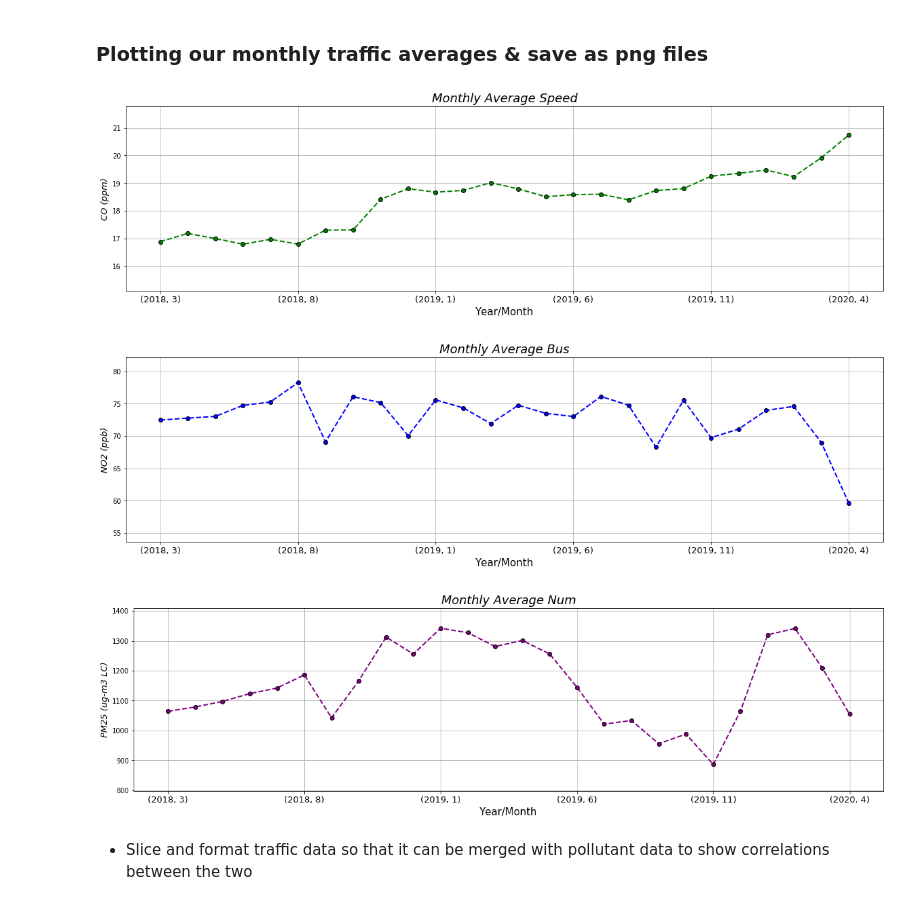
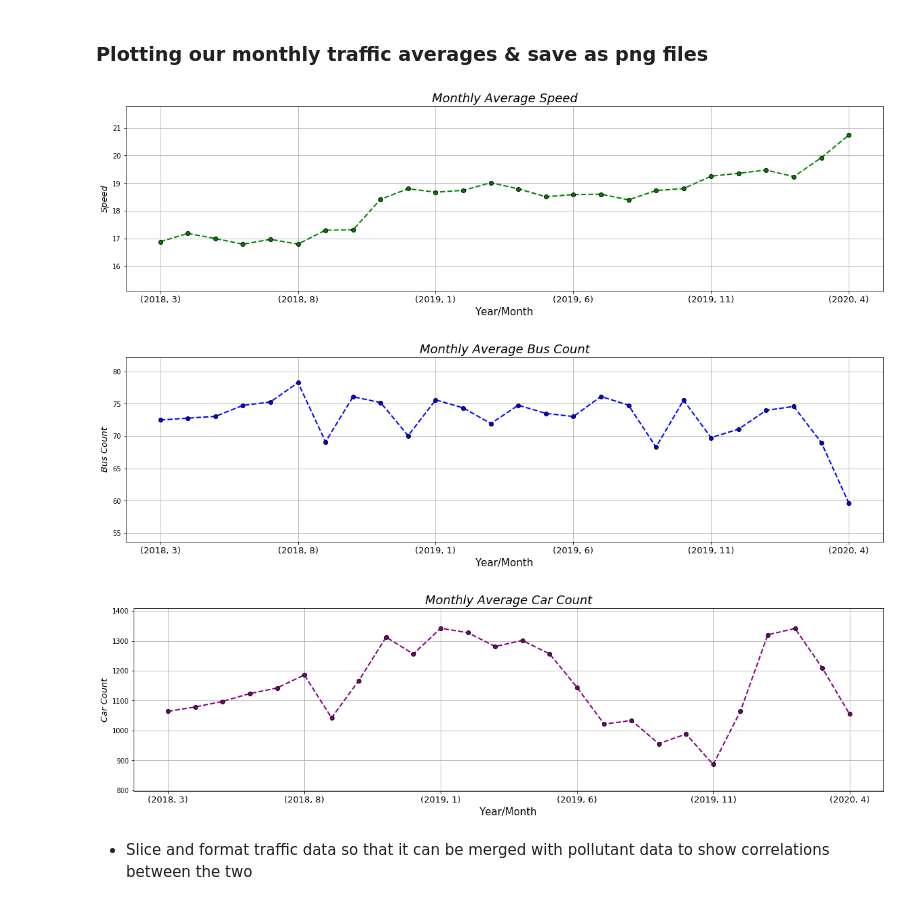
Before and after one commit to choushuiguo325/Project-1-, a Jupyter notebook: data_sources/data_cleaning.ipynb, the cells around one changed output. Drawn from its saved outputs; the diff is of its cells as text; code cells hidden in the pictures.

Commit message:
Corrected label names to identify plotting values

```diff
--- a/data_sources/data_cleaning.ipynb
+++ b/data_sources/data_cleaning.ipynb
@@ -58,41 +73,41 @@ bmonthly_avg=ym_df["BUS_COUNT"].mean()
 nmonthly_avg=ym_df["NUM_READS"].mean()
 
 #plot the speed, bus count, and number counts
-names=["Speed","Bus","Num"]
+names=["Speed","Bus Count","Car Count"]
 y_list=[smonthly_avg,bmonthly_avg,nmonthly_avg]
 counter=0
 colors=["green","blue","purple"]
 
 for y in y_list:
 
     #create and format the lines
     group=y.plot(kind="line",figsize=(20,5),
                  color=colors[counter],
                  marker="o",
                  markeredgecolor="black",
                 linewidth=2,
                 linestyle="--")
 
     plt.title(f"Monthly Average {names[counter]}",
               fontsize=18,
               fontstyle="oblique")
     plt.ylim((y.min()*.9,y.max()*1.05))
     plt.xticks(fontsize=13)
     plt.xlabel("Year/Month",fontsize=15)
 
-    plt.ylabel(f"{y_names[counter]}",
+    plt.ylabel(f"{names[counter]}",
                fontsize=13,
                fontstyle="italic")
 
     plt.grid()
     plt.savefig(f"../plots/{names[counter]}_Monthly_Plot.png")
 
     counter+=1
     plt.show()
 # %% [output]
 [figure]
-[figure, old version]
+[figure, new version]
-[figure, old version]
+[figure, new version]
 # %% [markdown]
 * Slice and format traffic data so that it can be merged with pollutant data to show correlations between the two
 # %%
```
Also changed, not shown: parts of 3 cells of this notebook, 8 other files.
